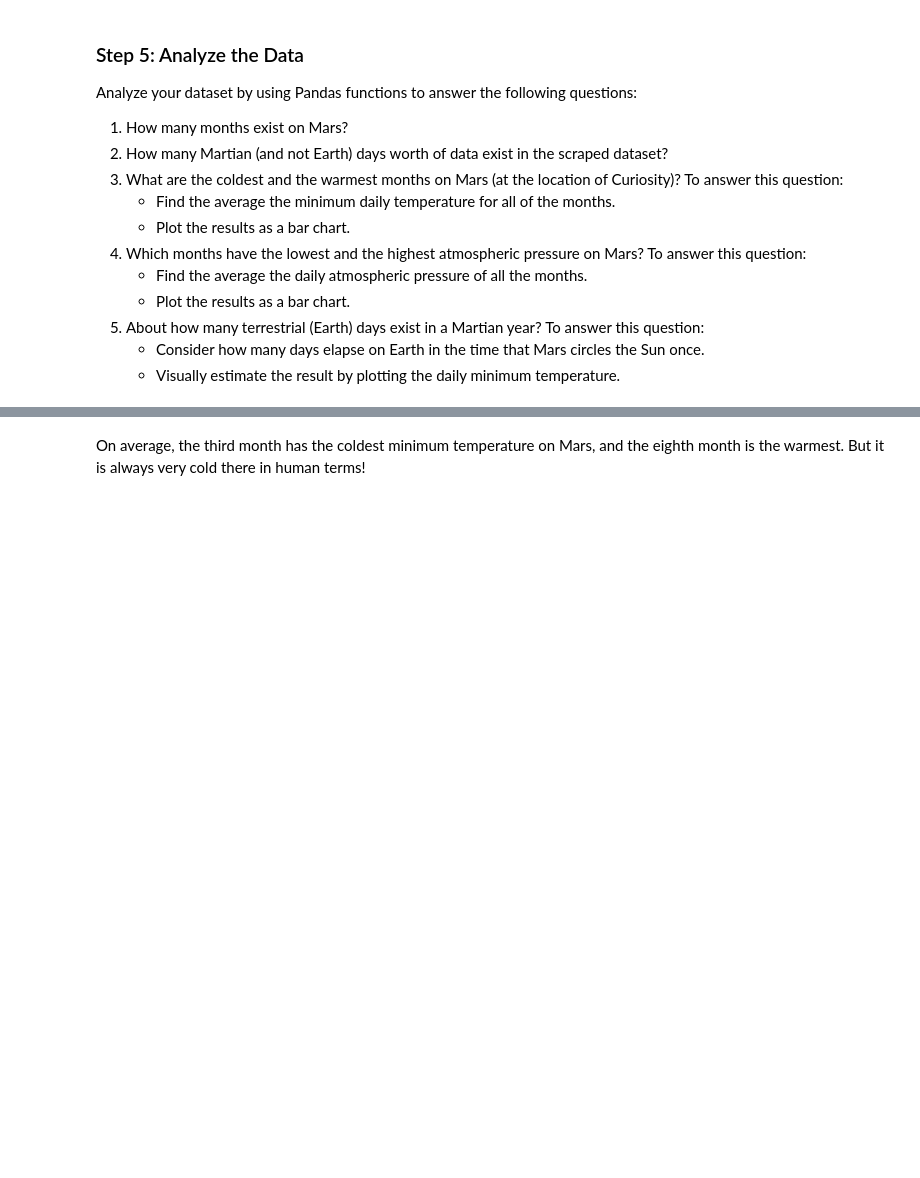
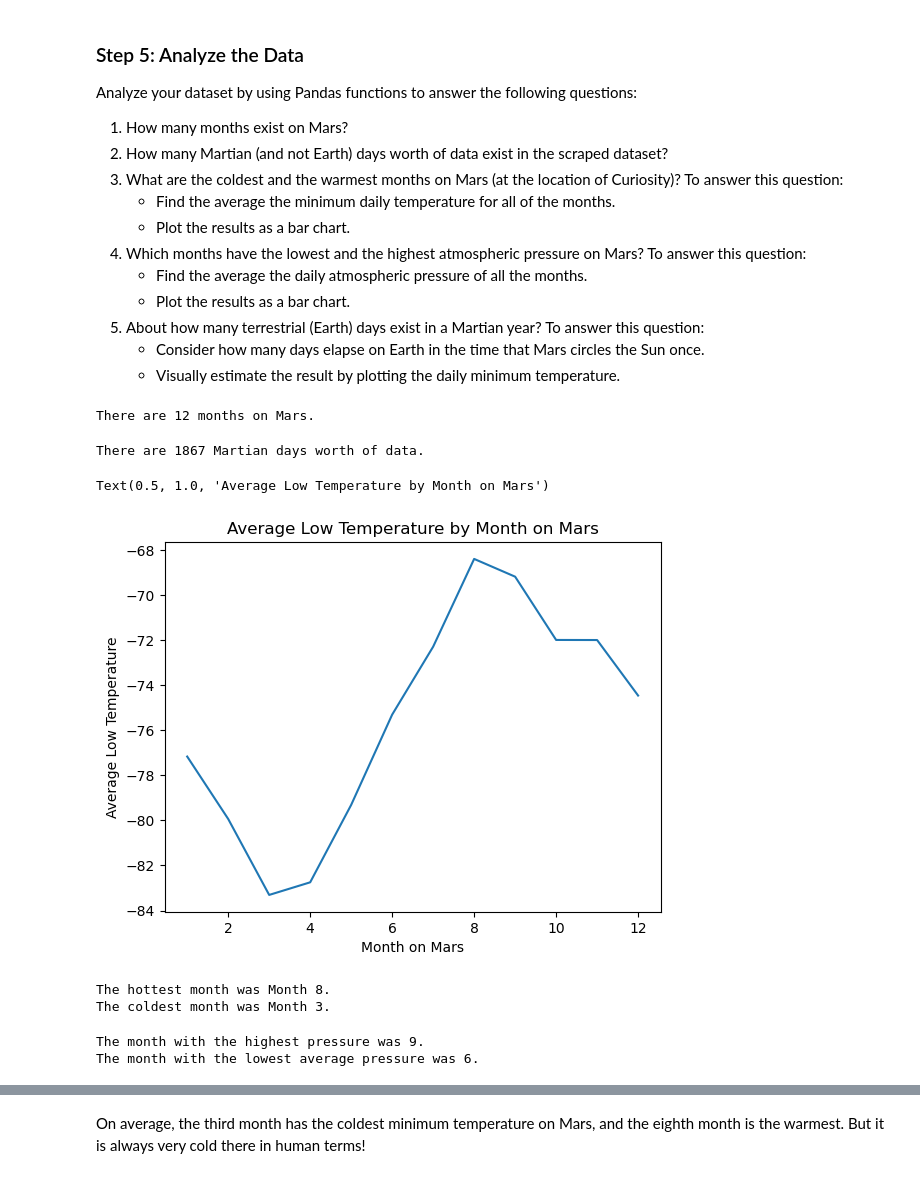
Before and after one commit to SamanthaMcKay/WebScraping-Challenge, a Jupyter notebook: WebScrapingCode/part_2_mars_weather.ipynb, the cells around one changed output, grey strips where cells are left out. Drawn from its saved outputs; the diff is of its cells as text; code cells hidden in the pictures; blank space fills up the shorter version.

```diff
--- a/WebScrapingCode/part_2_mars_weather.ipynb
+++ b/WebScrapingCode/part_2_mars_weather.ipynb
@@ -143,7 +147,15 @@ Analyze your dataset by using Pandas functions to answer the following questions
     * Visually estimate the result by plotting the daily minimum temperature.
 # %%
 # 1. How many months are there on Mars?
+print('There are '+str(mars_data_df['month'].max())+' months on Mars.')
+# %% [output]
+There are 12 months on Mars.
 # %%
 # 2. How many Martian days' worth of data are there?
+print('There are '+str(mars_data_df["sol"].nunique()) +' Martian days worth of data.')
+# %% [output]
+There are 1867 Martian days worth of data.
 # %%
-# 3. What is the average low temperature by month?
+#3. What is the average low temperature by month?
+avg_low_temp=mars_data_df.groupby('month')['min_temp'].mean()
+months=sorted(mars_data_df['month'].unique())
@@ -152,2 +162,18 @@ Analyze your dataset by using Pandas functions to answer the following questions
+# %%
+# Plot the average temperature by month
+plt.plot(months,avg_low_temp)
+plt.xlabel('Month on Mars')
+plt.ylabel('Average Low Temperature')
+plt.title('Average Low Temperature by Month on Mars')
+# %% [output]
+Text(0.5, 1.0, 'Average Low Temperature by Month on Mars')
+[figure, added]
 # %%
 # Identify the coldest and hottest months in Curiosity's location
+hottest_month=avg_low_temp.idxmax()
+coldest_month=avg_low_temp.idxmin()
+print('The hottest month was Month '+str(hottest_month)+'.')
+print('The coldest month was Month '+str(coldest_month)+'.')
+# %% [output]
+The hottest month was Month 8.
+The coldest month was Month 3.
@@ -159,0 +180,8 @@ Analyze your dataset by using Pandas functions to answer the following questions
+# %%
+# 4. Average pressure by Martian month
+avg_pressure=mars_data_df.groupby('month')['pressure'].mean()
+print('The month with the highest pressure was '+str(avg_pressure.idxmax())+'.')
+print('The month with the lowest average pressure was ' +str(avg_pressure.idxmin())+'.')
+# %% [output]
+The month with the highest pressure was 9.
+The month with the lowest average pressure was 6.
```
Also changed, not shown: parts of 12 cells of this notebook, 1 other file.
